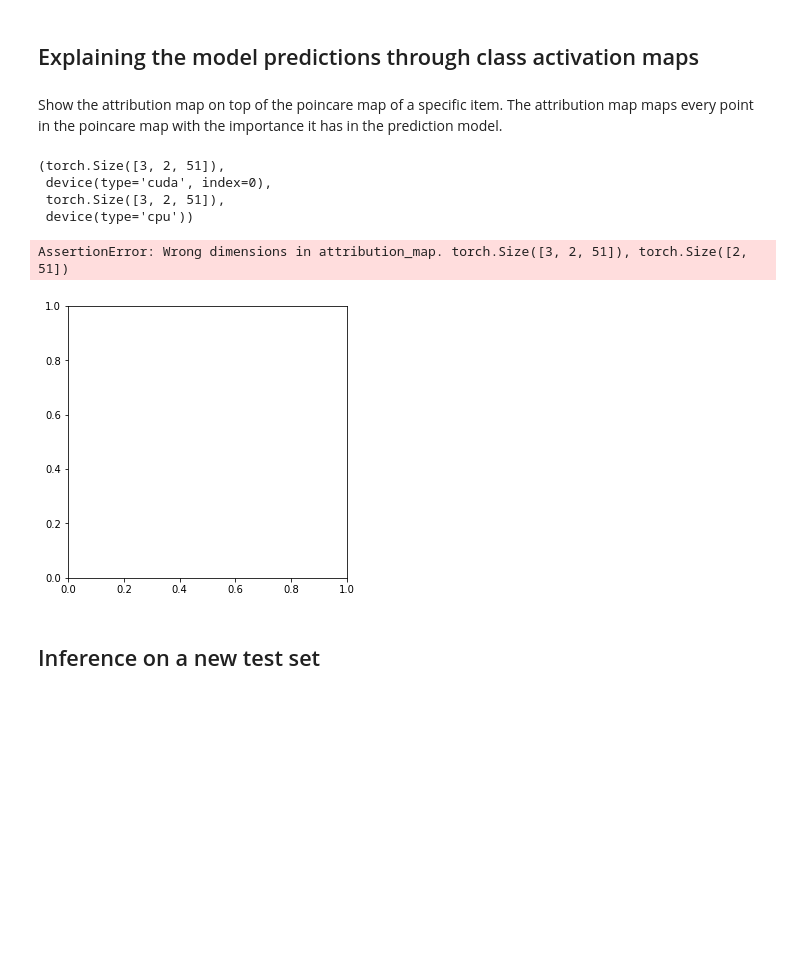
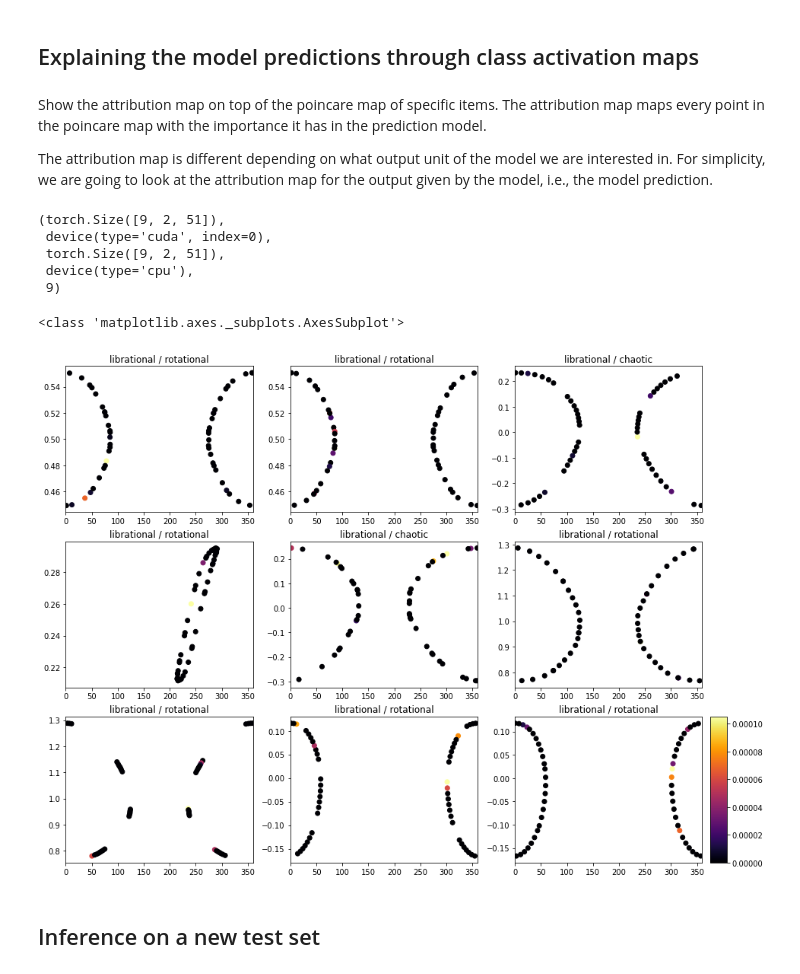
Before and after one commit to vrodriguezf/mlchaos, a Jupyter notebook: nbs/_motion_classification_time_series.ipynb, the cells around one changed output. Cells and saved outputs as stored; diff of their text form; code cells hidden in the pictures; blank space fills up the shorter version.

Commit message:
show attribution maps for multiple items, with colorbar

```diff
--- a/nbs/_motion_classification_time_series.ipynb
+++ b/nbs/_motion_classification_time_series.ipynb
@@ -385,25 +383,29 @@ true_map = show_labelled_ic_map(interp.inputs,
 # %% [markdown]
 ## Explaining the model predictions through class activation maps
 # %% [markdown]
-Show the attribution map on top of the poincare map of a specific item. The attribution map maps every point in the poincare map with the importance it has in the prediction model.
+Show the attribution map on top of the poincare map of specific items. The attribution map maps every point in the poincare map with the importance it has in the prediction model.
+
+The attribution map is different depending on what output unit of the model we are interested in. For simplicity, we are going to look at the attribution map for the
+output given by the model, i.e., the model prediction.
 # %%
 module = model.conv1dblock #*
-idxs = [6066, 4971, 3779] #*
-y = None #*
+idxs = interp.top_losses(9).indices #*
 # %%
-xb, _ = to_device(dls.do_batch(ds.valid[idxs]))
-amap = get_attibution_map(model, module, x=xb, y=y, cpu=True)
-xb.shape, xb.device, amap.shape, amap.device
+xb, yb = to_device(dls.do_batch(ds.valid[idxs]))
+amaps = get_attibution_map(model, module, x=xb, y=None, cpu=True)
+amaps_l = torch.unbind(amaps)
+xb.shape, xb.device, amaps.shape, amaps.device, len(amaps)
 # %% [output]
-(torch.Size([3, 2, 51]),
+(torch.Size([9, 2, 51]),
  device(type='cuda', index=0),
- torch.Size([3, 2, 51]),
- device(type='cpu'))
+ torch.Size([9, 2, 51]),
+ device(type='cpu'),
+ 9)
 # %%
-interp.show_at(idxs, am=amap, figsize=(5,5))
+interp.show_at(idxs, amaps=amaps_l, figsize=(15, 12))
 # %% [output]
-AssertionError: Wrong dimensions in attribution_map. torch.Size([3, 2, 51]), torch.Size([2, 51])
+<class 'matplotlib.axes._subplots.AxesSubplot'>
-[figure, old version]
+[figure, new version]
 # %% [markdown]
 ## Inference on a new test set
 # %% [markdown]
```
Also changed, not shown: parts of 4 cells of this notebook, 5 other files.
